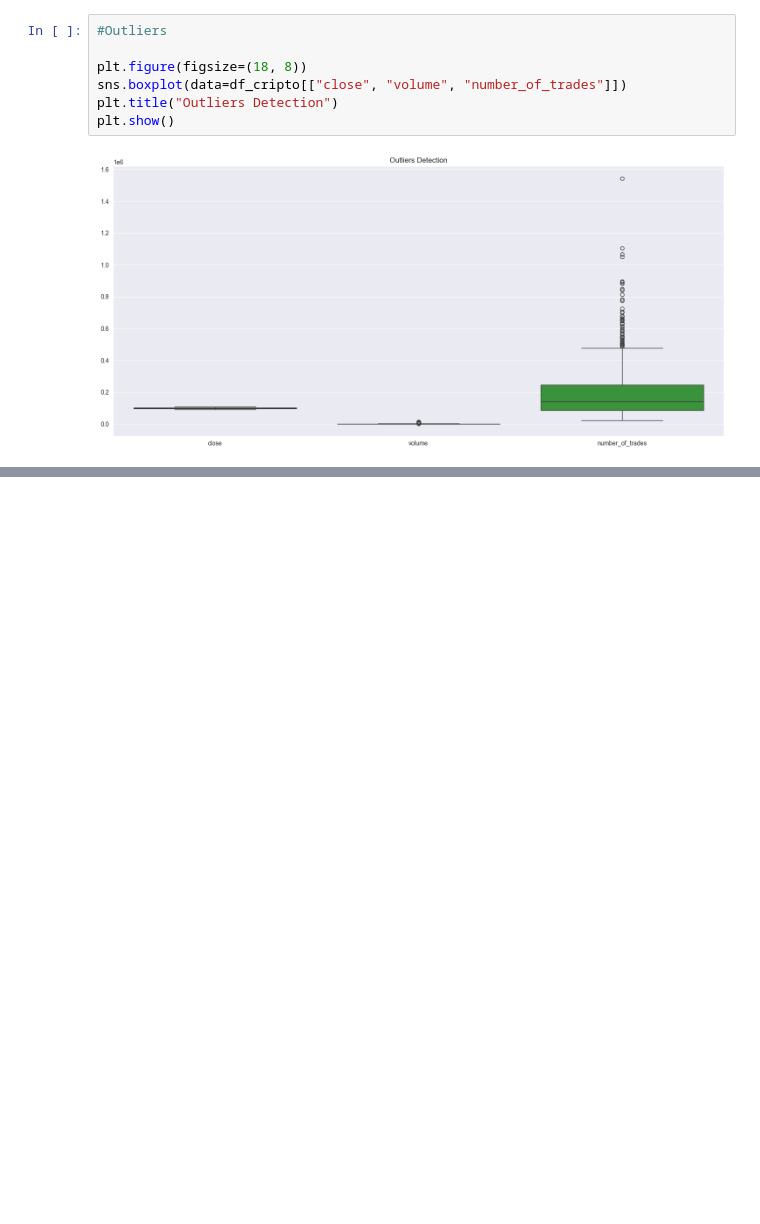
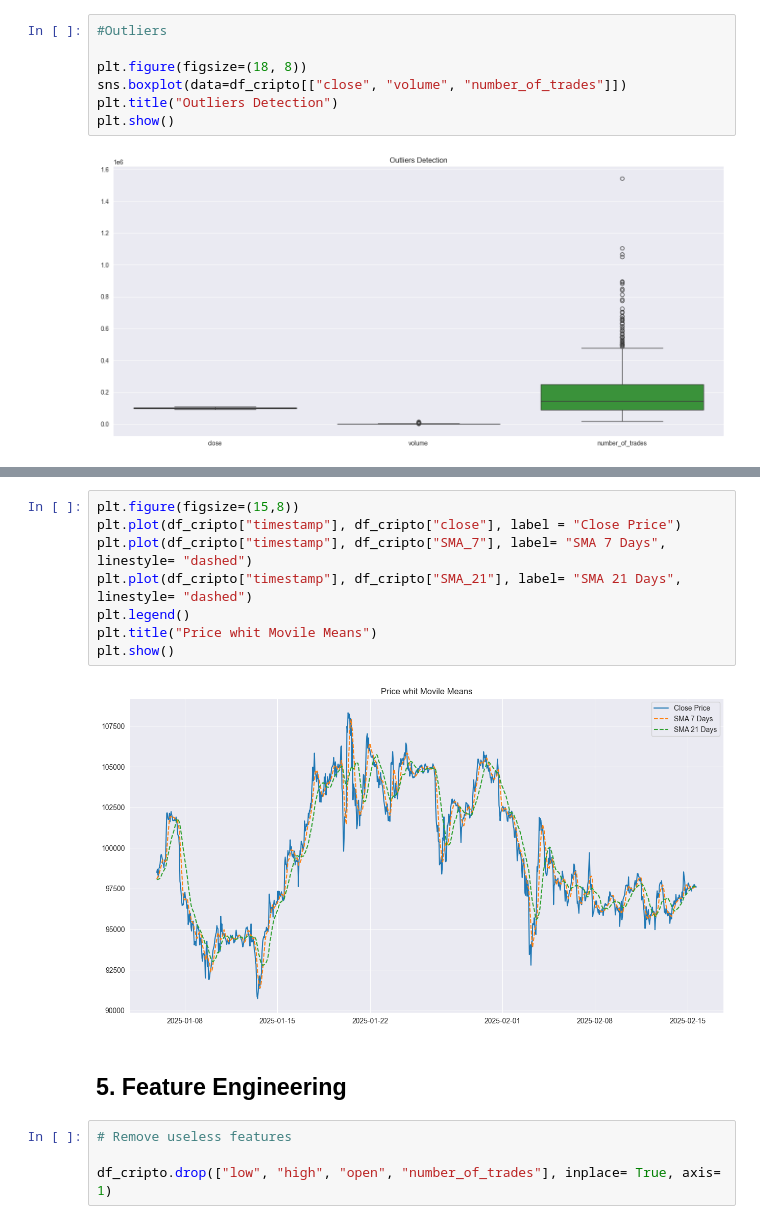
Before and after one commit to VictorMDSS/De_Sousa_Sanchez_Victor_Manuel_CriptoPredict, a Jupyter notebook: main.ipynb, the cells around one changed output, grey strips where cells are left out. Saved outputs shown, nothing was run; the diff lists cells and outputs as text; blank space fills up the shorter version.

```diff
--- a/main.ipynb
+++ b/main.ipynb
@@ -178,0 +271,16 @@ plt.show()
+# %%
+plt.figure(figsize=(15,8))
+plt.plot(df_cripto["timestamp"], df_cripto["close"], label = "Close Price")
+plt.plot(df_cripto["timestamp"], df_cripto["SMA_7"], label= "SMA 7 Days", linestyle= "dashed")
+plt.plot(df_cripto["timestamp"], df_cripto["SMA_21"], label= "SMA 21 Days", linestyle= "dashed")
+plt.legend()
+plt.title("Price whit Movile Means")
+plt.show()
+# %% [output]
+[figure, added]
+# %% [markdown]
+## 5. Feature Engineering
+# %%
+# Remove useless features
+
+df_cripto.drop(["low", "high", "open", "number_of_trades"], inplace= True, axis= 1)
```
Also changed, not shown: parts of 25 cells of this notebook, 1 other file.
